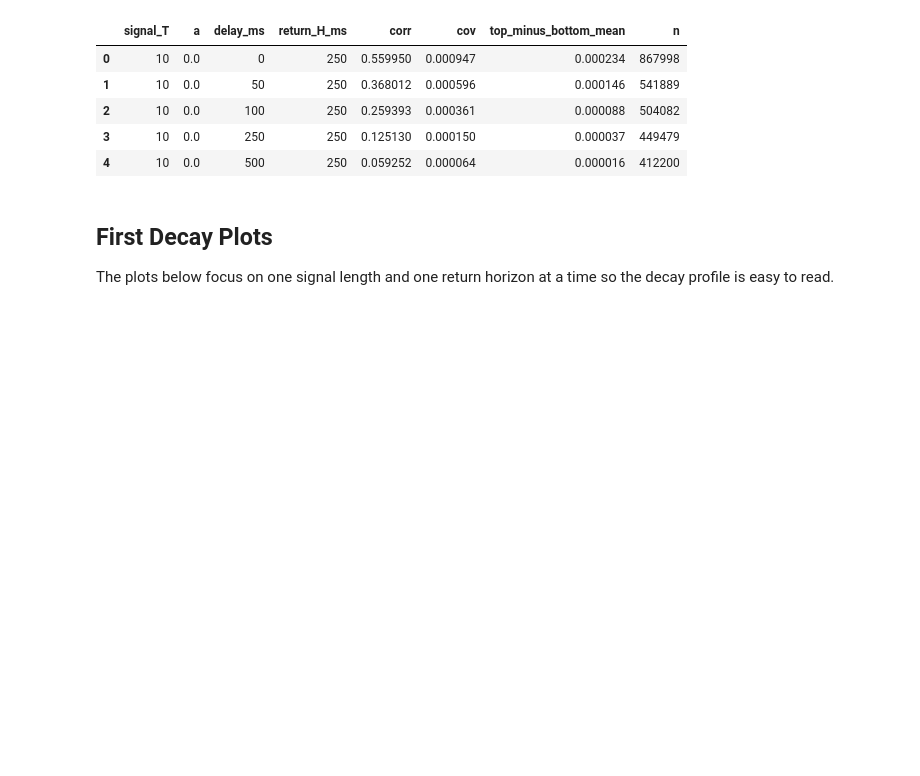
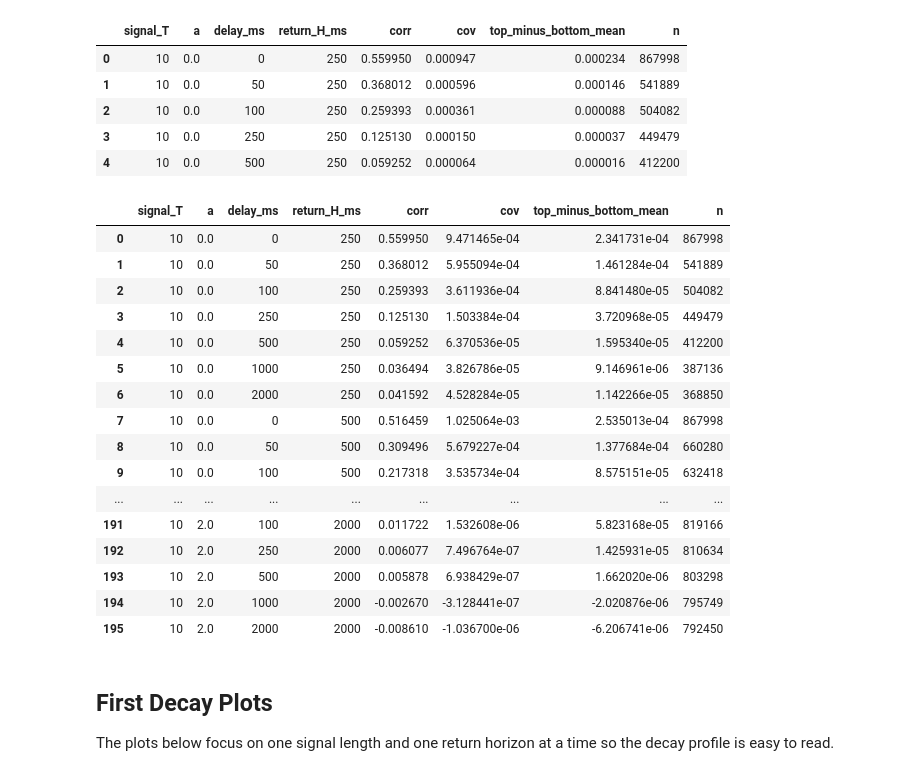
Before and after one commit to hworldcom/exchange-data-backtester, a Jupyter notebook: notebooks/btcusdc_orderflow_study/05_signal_decay_and_execution_window.ipynb, the cells around one changed output. Saved outputs shown, nothing was run; the diff lists cells and outputs as text; code cells hidden in the pictures; blank space fills up the shorter version.

```diff
--- a/notebooks/btcusdc_orderflow_study/05_signal_decay_and_execution_window.ipynb
+++ b/notebooks/btcusdc_orderflow_study/05_signal_decay_and_execution_window.ipynb
@@ -395,7 +409,25 @@ display(clock_decay_df.head())
 | 3 | 10 | 0.0 | 250 | 250 | 0.125130 | 0.000150 | 0.000037 | 449479 |
 | 4 | 10 | 0.0 | 500 | 250 | 0.059252 | 0.000064 | 0.000016 | 412200 |
 # %%
-#clock_decay_df.loc[(clock_decay_df['signal_T'] == 100) & (clock_decay_df['corr']>0.3)]
+clock_decay_df.loc[(clock_decay_df['signal_T'] == 10)]
+# %% [output]
+|  | signal_T | a | delay_ms | return_H_ms | corr | cov | top_minus_bottom_mean | n |
+| 0 | 10 | 0.0 | 0 | 250 | 0.559950 | 9.471465e-04 | 2.341731e-04 | 867998 |
+| 1 | 10 | 0.0 | 50 | 250 | 0.368012 | 5.955094e-04 | 1.461284e-04 | 541889 |
+| 2 | 10 | 0.0 | 100 | 250 | 0.259393 | 3.611936e-04 | 8.841480e-05 | 504082 |
+| 3 | 10 | 0.0 | 250 | 250 | 0.125130 | 1.503384e-04 | 3.720968e-05 | 449479 |
+| 4 | 10 | 0.0 | 500 | 250 | 0.059252 | 6.370536e-05 | 1.595340e-05 | 412200 |
+| 5 | 10 | 0.0 | 1000 | 250 | 0.036494 | 3.826786e-05 | 9.146961e-06 | 387136 |
+| 6 | 10 | 0.0 | 2000 | 250 | 0.041592 | 4.528284e-05 | 1.142266e-05 | 368850 |
+| 7 | 10 | 0.0 | 0 | 500 | 0.516459 | 1.025064e-03 | 2.535013e-04 | 867998 |
+| 8 | 10 | 0.0 | 50 | 500 | 0.309496 | 5.679227e-04 | 1.377684e-04 | 660280 |
+| 9 | 10 | 0.0 | 100 | 500 | 0.217318 | 3.535734e-04 | 8.575151e-05 | 632418 |
+| ... | ... | ... | ... | ... | ... | ... | ... | ... |
+| 191 | 10 | 2.0 | 100 | 2000 | 0.011722 | 1.532608e-06 | 5.823168e-05 | 819166 |
+| 192 | 10 | 2.0 | 250 | 2000 | 0.006077 | 7.496764e-07 | 1.425931e-05 | 810634 |
+| 193 | 10 | 2.0 | 500 | 2000 | 0.005878 | 6.938429e-07 | 1.662020e-06 | 803298 |
+| 194 | 10 | 2.0 | 1000 | 2000 | -0.002670 | -3.128441e-07 | -2.020876e-06 | 795749 |
+| 195 | 10 | 2.0 | 2000 | 2000 | -0.008610 | -1.036700e-06 | -6.206741e-06 | 792450 |
 # %% [markdown]
 ## First Decay Plots
 
```
Also changed, not shown: parts of 2 cells of this notebook, 35 other files.
